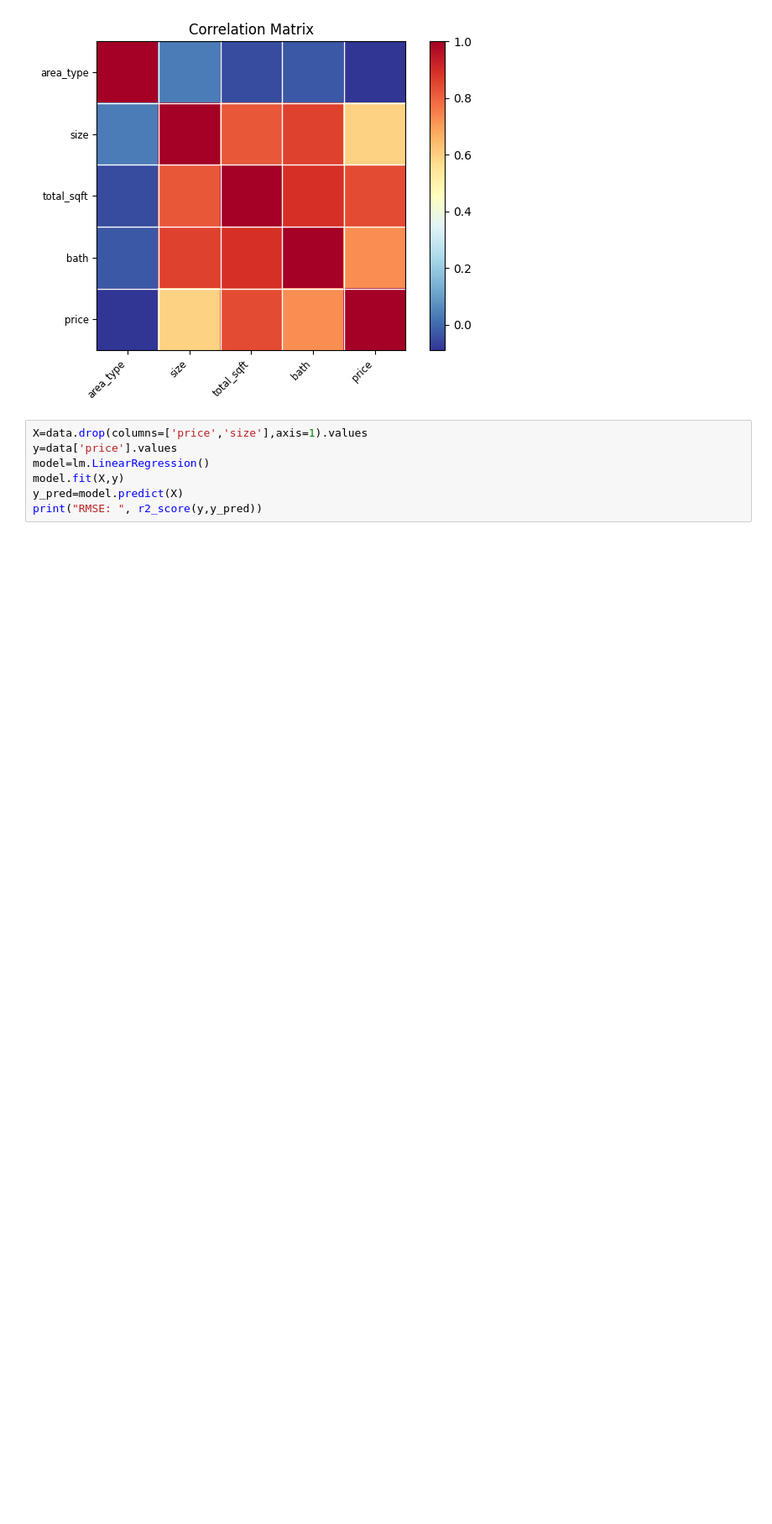
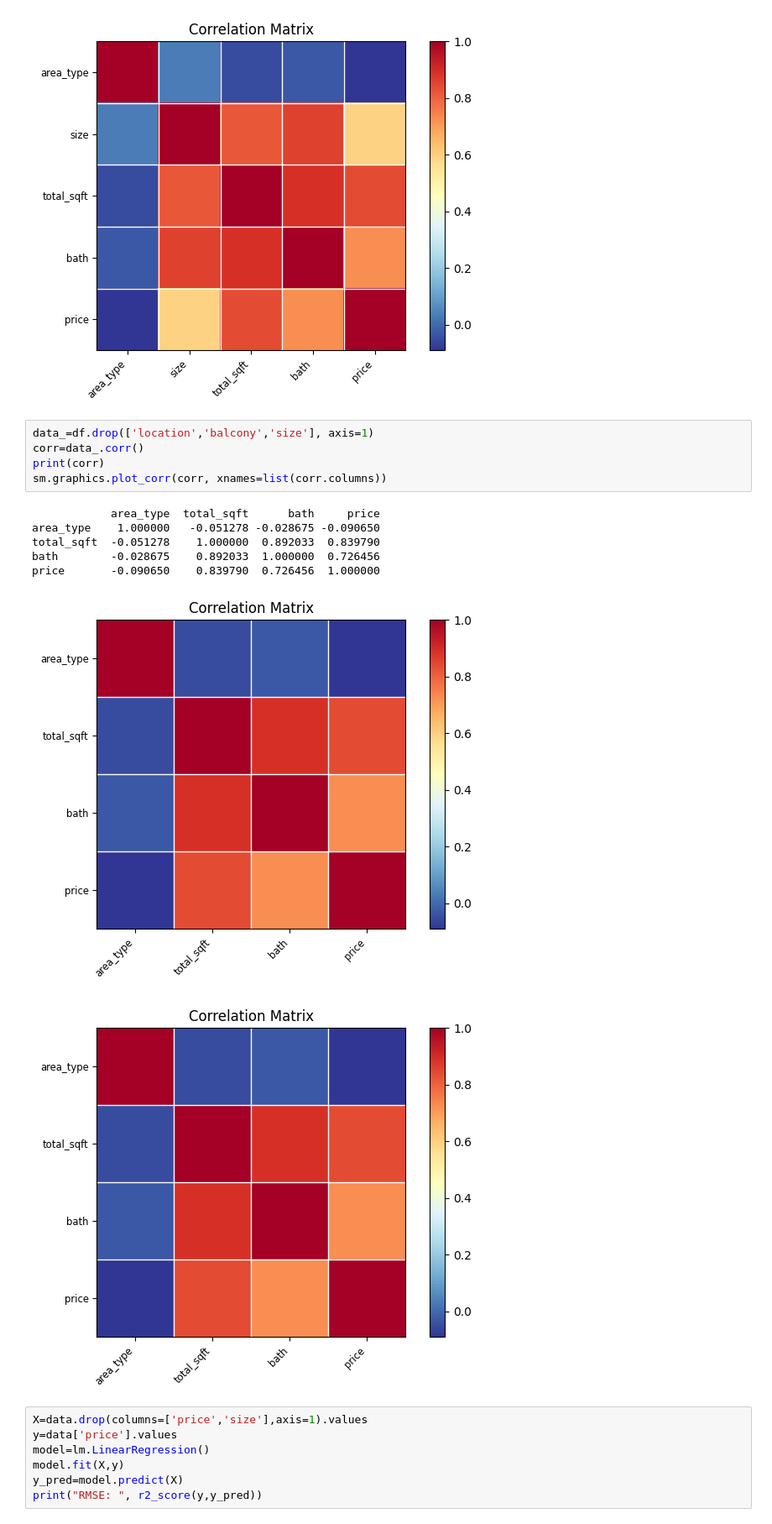
Before and after one commit to Sanjana-Sarma/NTTF_Training, a Jupyter notebook: Exercise51_Dependent&Independent_Variables.ipynb, the cells around one changed output. Shown at 84% size. Drawn from its saved outputs; the diff is of its cells as text; blank space fills up the shorter version.

```diff
--- a/Exercise51_Dependent&Independent_Variables.ipynb
+++ b/Exercise51_Dependent&Independent_Variables.ipynb
@@ -89,6 +89,19 @@ bath        -0.028675  0.856336    0.892033  1.000000  0.726456
 price       -0.090650  0.591245    0.839790  0.726456  1.000000
 [figure]
 [figure]
+# %%
+data_=df.drop(['location','balcony','size'], axis=1)
+corr=data_.corr()
+print(corr)
+sm.graphics.plot_corr(corr, xnames=list(corr.columns))
+# %% [output]
+            area_type  total_sqft      bath     price
+area_type    1.000000   -0.051278 -0.028675 -0.090650
+total_sqft  -0.051278    1.000000  0.892033  0.839790
+bath        -0.028675    0.892033  1.000000  0.726456
+price       -0.090650    0.839790  0.726456  1.000000
+[figure, added]
+[figure, added]
 # %%
 X=data.drop(columns=['price','size'],axis=1).values
 y=data['price'].values
```
